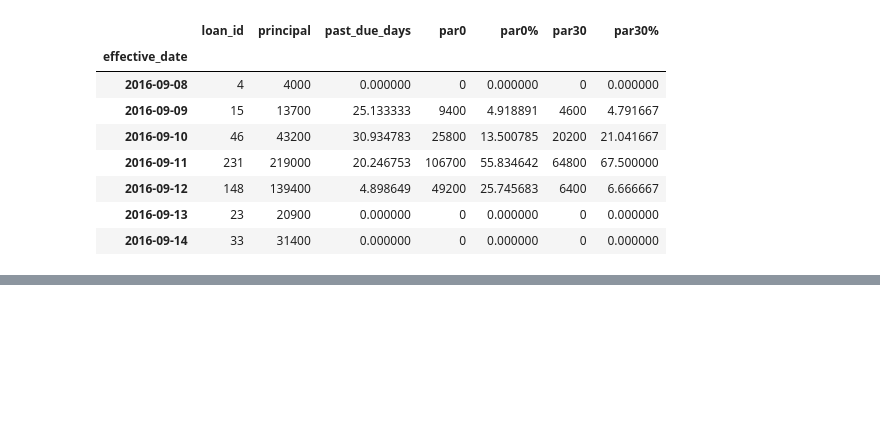
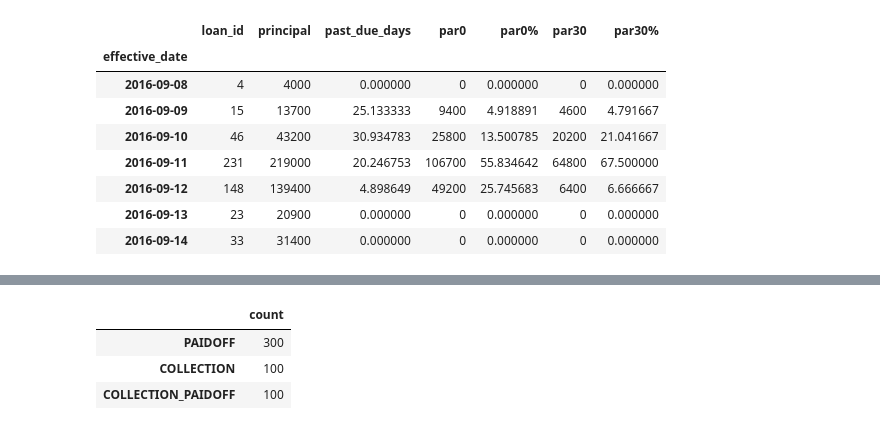
Before and after one commit to TelRich/Loan-Project, a Jupyter notebook: loan.ipynb, the cells around one changed output, grey strips where cells are left out. Cells and saved outputs as stored; diff of their text form; code cells hidden in the pictures; blank space fills up the shorter version.

```diff
--- a/loan.ipynb
+++ b/loan.ipynb
@@ -175,7 +143,7 @@ def bucket(x):
     else:
         return 'UTD'
 # %%
-ln_data['arrears_bucket'] = ln_data['past_due_days'].apply(lambda x: bucket(x), axis)
+ln_data['arrears_bucket'] = ln_data['past_due_days'].apply(lambda x: bucket(x))
 # %%
 ln_data['par0'] = ln_data.apply(lambda row: row['principal'] if row['arrears_bucket'] in ['1-30', '31-60', '61-90'] else 0, axis=1)
 ln_data['par30'] = ln_data.apply(lambda row: row['principal'] if row['arrears_bucket'] in ['31-60', '61-90'] else 0, axis=1)
@@ -269,0 +231,8 @@ ln_data[ln_data['par0'] > 0]
+# %%
+status_count = ln_data['loan_status'].value_counts().to_frame(name='count')
+status_count
+# %% [output]
+|  | count |
+| PAIDOFF | 300 |
+| COLLECTION | 100 |
+| COLLECTION_PAIDOFF | 100 |
```
Also changed, not shown: parts of 9 cells of this notebook.
